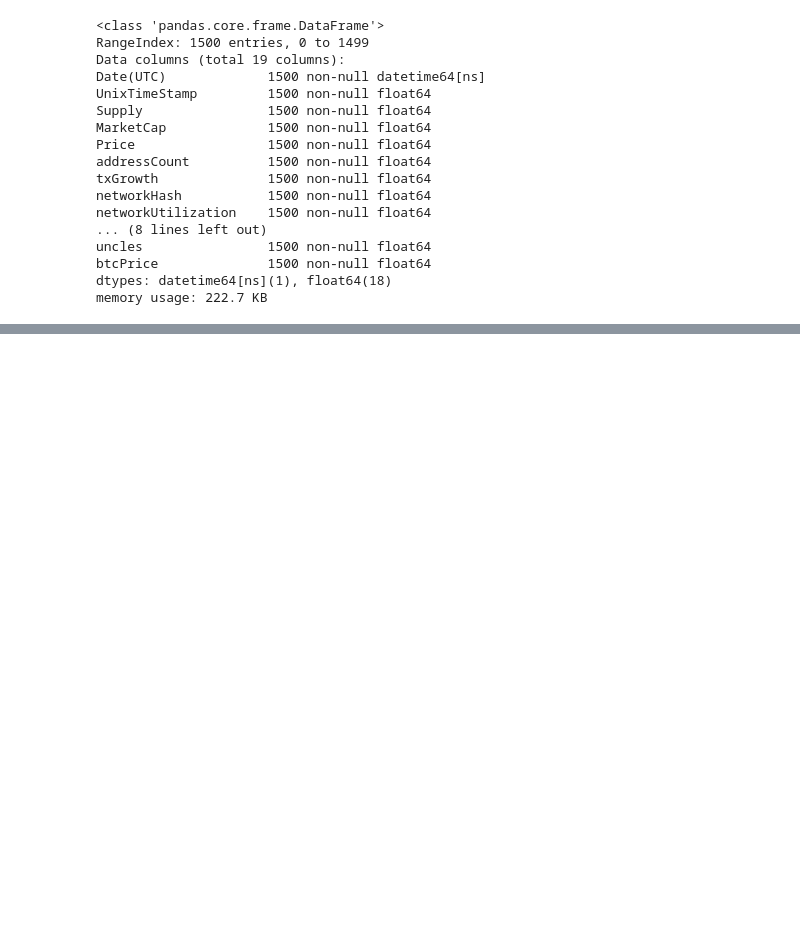
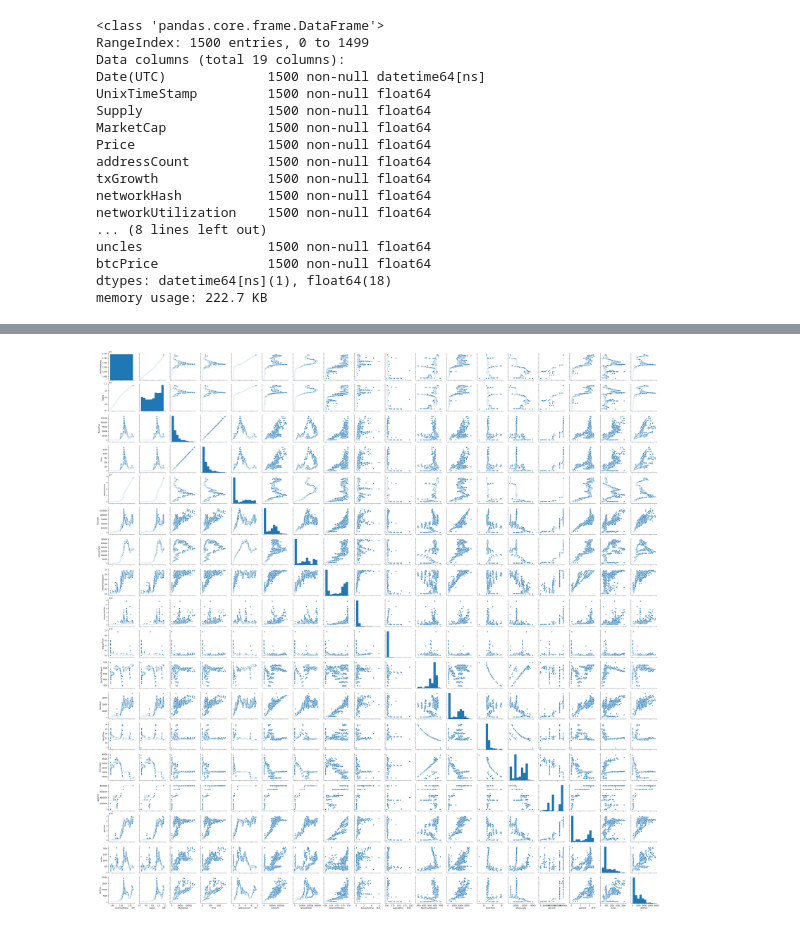
Before and after one commit to y4m4rx/appliedDataScienceProject, a Jupyter notebook: Data Clean/Project.ipynb, the cells around one changed output, grey strips where cells are left out. Drawn from its saved outputs; the diff is of its cells as text; code cells hidden in the pictures; blank space fills up the shorter version.

```diff
--- a/Data Clean/Project.ipynb
+++ b/Data Clean/Project.ipynb
@@ -143,0 +176,6 @@ df_data.describe()
+# %%
+# Visualizations
+sns.pairplot(df_data)
+plt.show()
+# %% [output]
+[figure, added]
```
Also changed, not shown: parts of 3 cells of this notebook.
